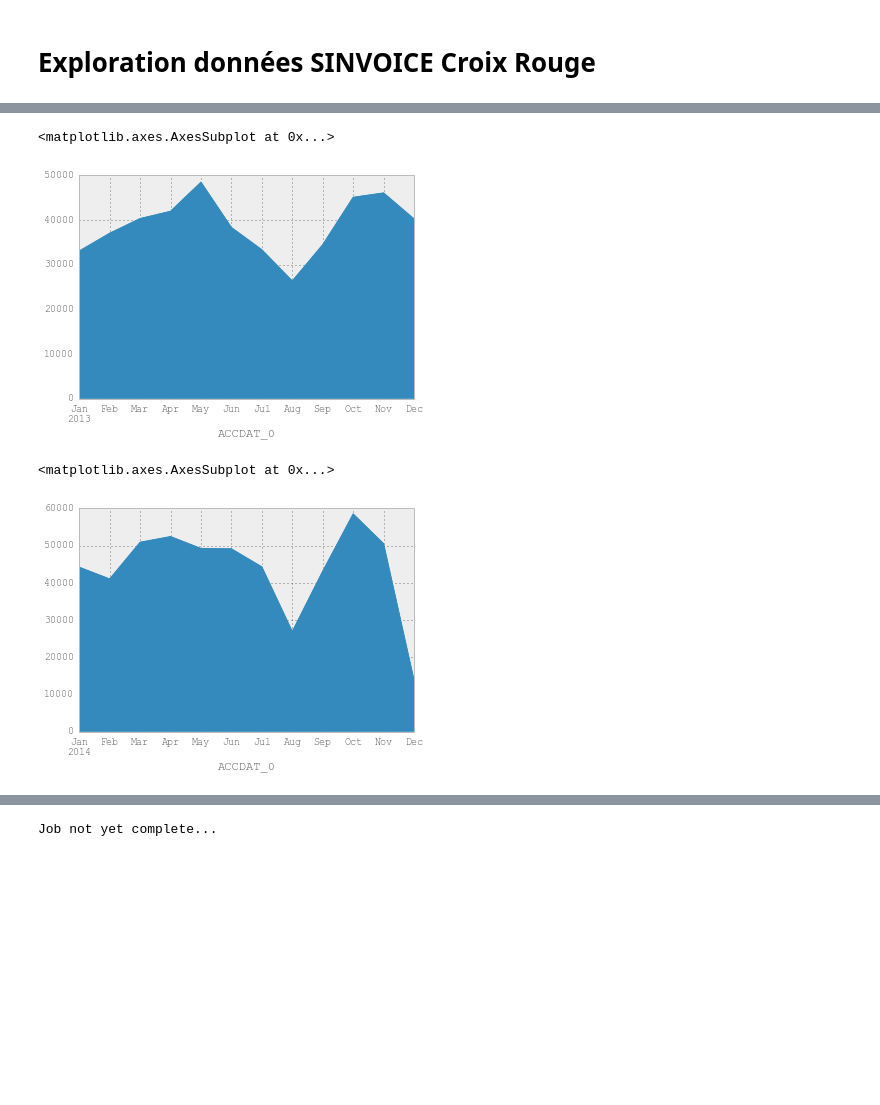
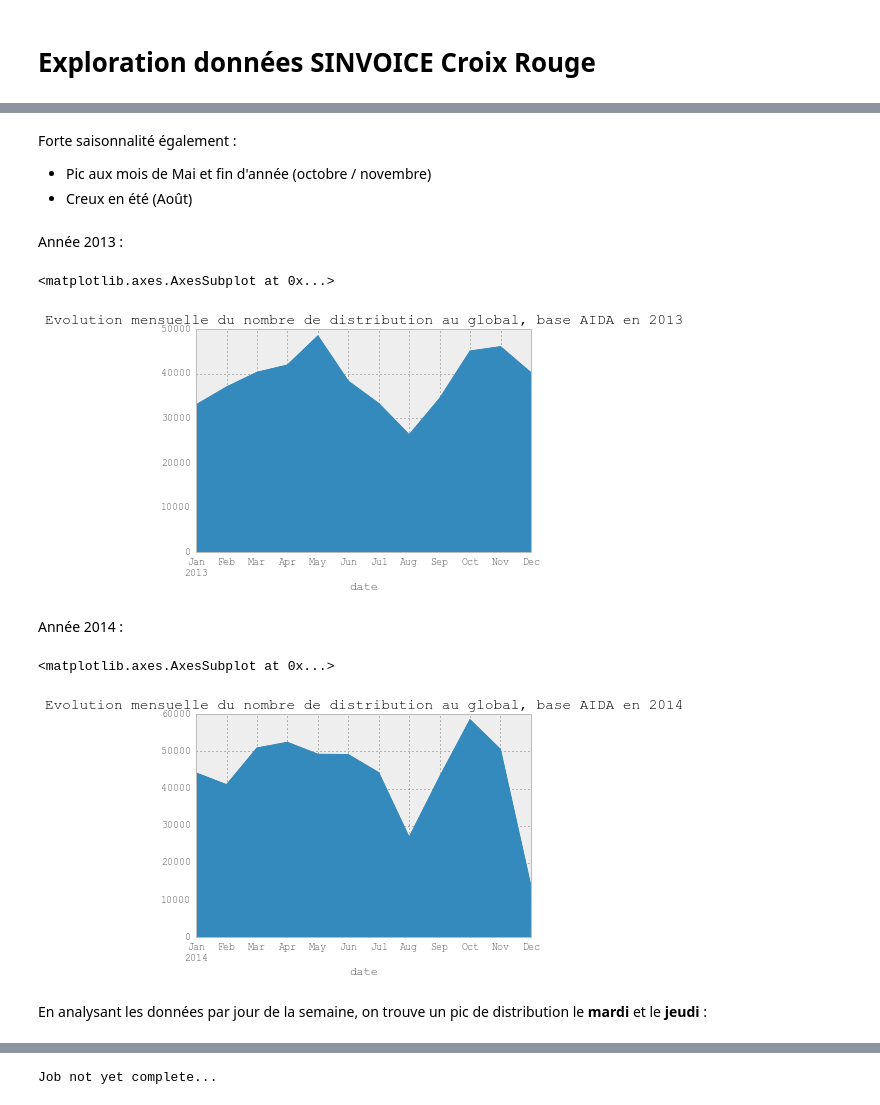
Before and after one commit to martindaniel4/croixrouge-martin, a Jupyter notebook: SINVOICE.ipynb, the cells around one changed output, grey strips where cells are left out. Cells and saved outputs as stored; diff of their text form; code cells hidden in the pictures; blank space fills up the shorter version.

Commit message:
edit SINVOICE exploration

```diff
--- a/SINVOICE.ipynb
+++ b/SINVOICE.ipynb
@@ -8,2 +12,2 @@ pd.options.display.mpl_style = 'default'
 # %%
-dates = pd.read_gbq("SELECT ACCDAT_0,COUNT(*) FROM [stojou.SINVOICE2] GROUP BY ACCDAT_0",project_id='croix-rouge-92715')
+dates_overview = pd.read_gbq("SELECT ACCDAT_0 as date,COUNT(*) as count FROM [stojou.SINVOICE2] GROUP BY date",project_id='croix-rouge-92715')
@@ -10,2 +16,2 @@ dates = pd.read_gbq("SELECT ACCDAT_0,COUNT(*) FROM [stojou.SINVOICE2] GROUP BY A
 # %%
-dates.index = pd.to_datetime(dates['ACCDAT_0'])
+dates_overview.index = pd.to_datetime(dates_overview['date'])
@@ -12,10 +25,21 @@ dates.index = pd.to_datetime(dates['ACCDAT_0'])
+# %% [markdown]
+Forte saisonnalité également :
+
+- Pic aux mois de Mai et fin d'année (octobre / novembre)
+- Creux en été (Août)
+# %% [markdown]
+Année 2013 :
 # %%
-dates['f0_']['2013'].resample('M',how='sum').plot(kind='area')
+dates_overview['count']['2013'].resample('M',how='sum').plot(kind='area',title='Evolution mensuelle du nombre de distribution au global, base AIDA en 2013')
 # %% [output]
 <matplotlib.axes.AxesSubplot at 0x...>
-[figure, old version]
+[figure, new version]
+# %% [markdown]
+Année 2014 :
 # %%
-dates['f0_']['2014'].resample('M',how='sum').plot(kind='area')
+dates_overview['count']['2014'].resample('M',how='sum').plot(kind='area',title='Evolution mensuelle du nombre de distribution au global, base AIDA en 2014')
 # %% [output]
 <matplotlib.axes.AxesSubplot at 0x...>
-[figure, old version]
+[figure, new version]
+# %% [markdown]
+En analysant les données par jour de la semaine, on trouve un pic de distribution le **mardi** et le **jeudi** :
```
Also changed, not shown: parts of 19 cells of this notebook.
